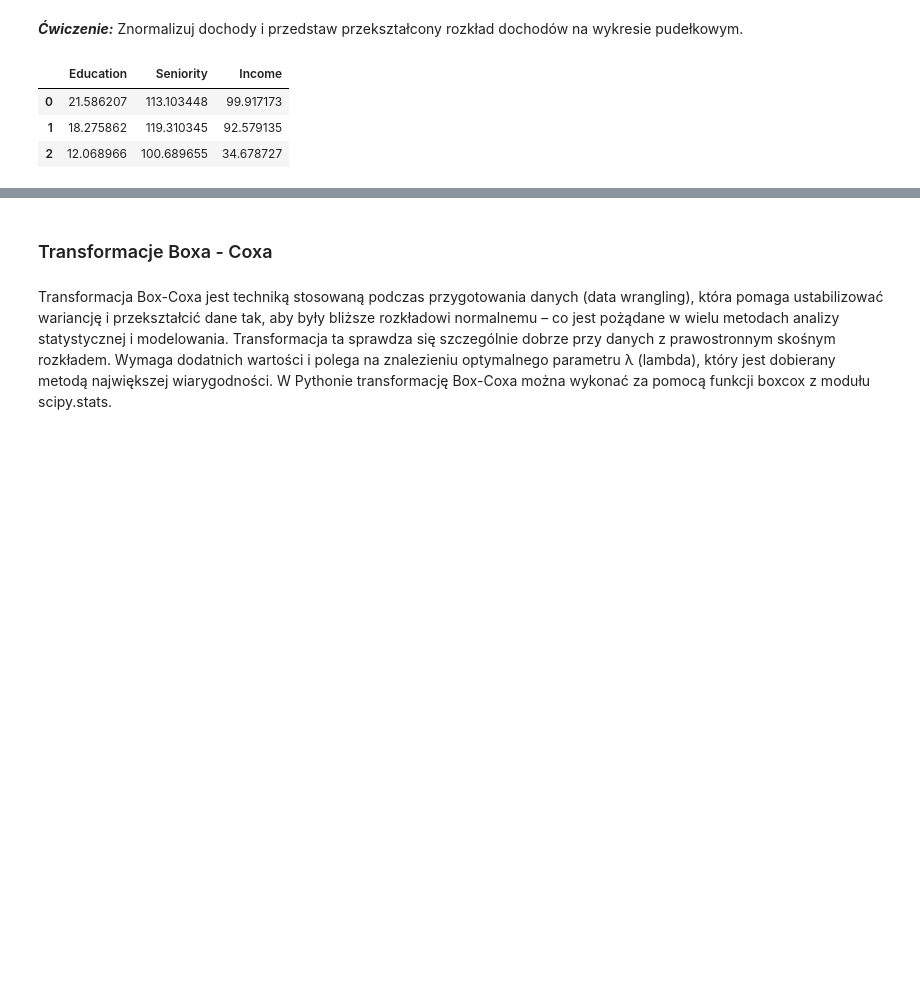
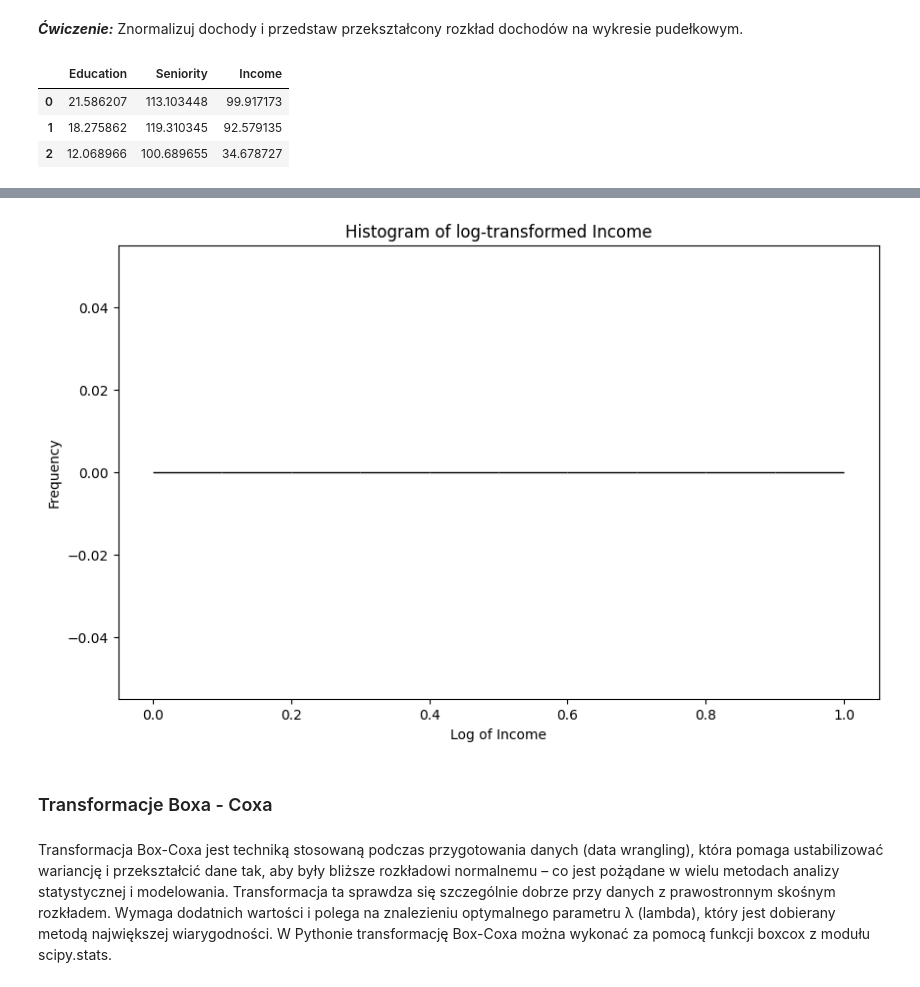
Before and after one commit to karoljablonski/sad, a Jupyter notebook: 08-data-wrangling.ipynb, the cells around one changed output, grey strips where cells are left out. Saved outputs shown, nothing was run; the diff lists cells and outputs as text; code cells hidden in the pictures; blank space fills up the shorter version.

```diff
--- a/08-data-wrangling.ipynb
+++ b/08-data-wrangling.ipynb
@@ -1392,5 +1432,16 @@ plt.show()
 # %%
 # Twój kod tutaj
+# dochody['Income_sqrt'] = np.sqrt(dochody['Income'])
+dochody_positive = dochody[dochody['Income'] > 0].copy()
+dochody_positive['Income_log'] = np.log(dochody_positive['Income'])
+plt.figure(figsize=(10, 6))
+plt.hist(dochody_positive['Income_log'], edgecolor='black')
+plt.title('Histogram of log-transformed Income')
+plt.xlabel('Log of Income')
+plt.ylabel('Frequency')
+plt.show()
+# %% [output]
+[figure, added]
 # %% [markdown]
 ### Transformacje Boxa - Coxa
 # %% [markdown]
```
Also changed, not shown: parts of 14 cells of this notebook.
